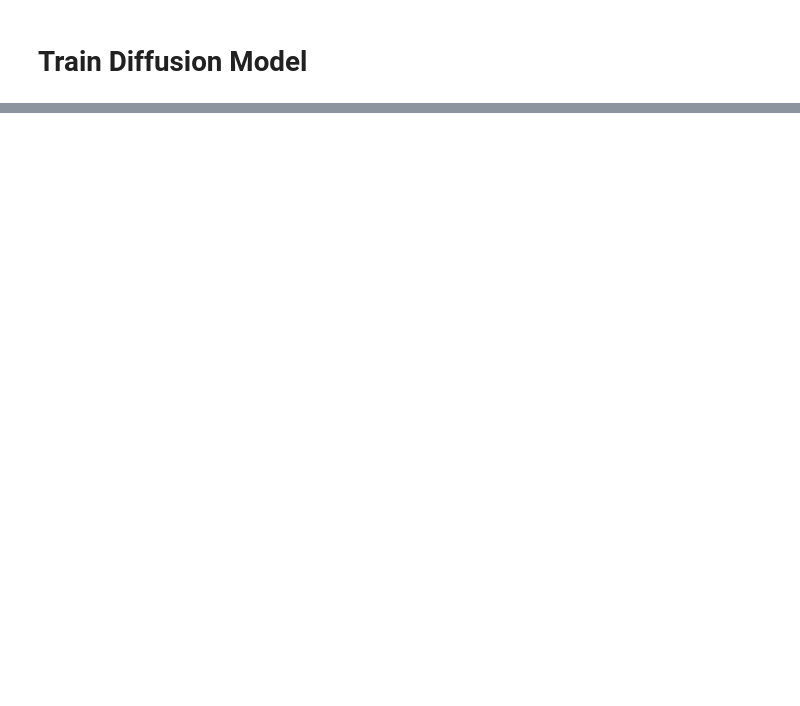
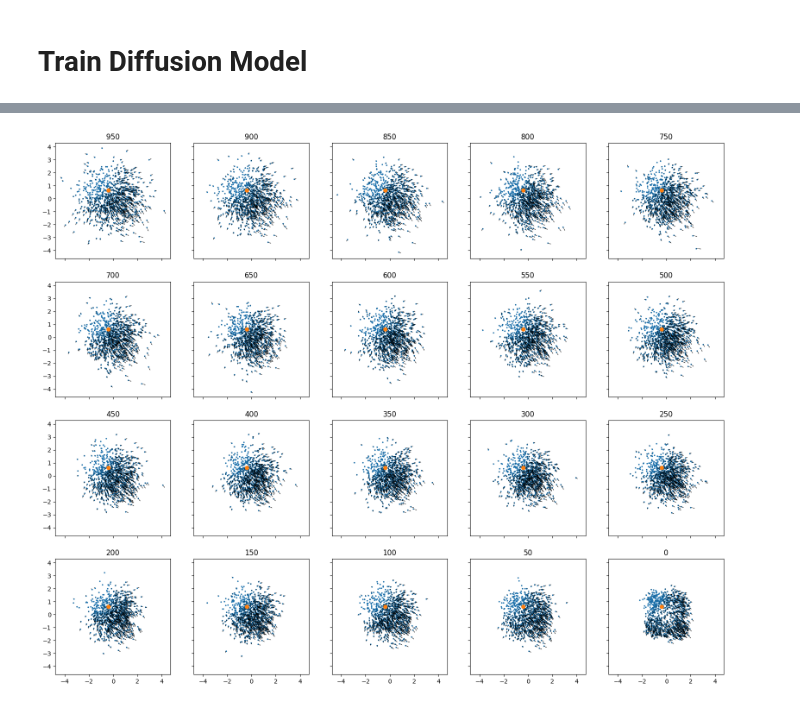
Before and after one commit to mackelab/neuralgbi_diffusion, a Jupyter notebook: guided_diffusion_two_moons.ipynb, the cells around one changed output, grey strips where cells are left out. Saved outputs shown, nothing was run; the diff lists cells and outputs as text; code cells hidden in the pictures; blank space fills up the shorter version.

```diff
--- a/guided_diffusion_two_moons.ipynb
+++ b/guided_diffusion_two_moons.ipynb
@@ -268,0 +279,64 @@ for t_idx in tqdm(reversed(range(T))):
+# %%
+guidance_model = DiffSBI.load_from_checkpoint("results/theta_noise/two_moons/lightning_logs/version_5/epoch=99-step=4000.ckpt")
+# %%
+sample_size = 1000
+
+x_t = torch.normal(0, 1, size=(sample_size, 2), requires_grad=True)
+
+label = torch.zeros((sample_size, 2))
+label[:, 1] = 1
+
+guidance_criterion = SBICriterion()
+true_theta, condition, _ = data_train[0]
+condition = condition[None, None].repeat((sample_size, 1, 1))  # batch_size, n_target, feature_dim
+
+fig, axs = plt.subplots(ncols=5,nrows=4, sharex=True, sharey=True, figsize=(20, 16))
+axs = axs.flatten()
+skip = T // len(axs)
+
+for t_idx in tqdm(reversed(range(T))):
+    alpha = 1 - beta
+    alpha_bar = alpha ** (t + 1)
+
+    t = torch.tensor([t_idx])[None].repeat(sample_size, 1)
+    inp = torch.cat([x_t.detach(), t / T], dim=1).float()
+    diffusion_step = diffusion_model.forward(inp.detach())
+
+    x_t.requires_grad_(True)
+    inp = x_t * theta_std + theta_mean
+    if guidance_model.include_t:
+        inp = torch.cat([inp, t / T], dim=1)
+    score = guidance_model.forward(inp, condition)
+    loss = guidance_criterion.forward(score, condition[:, 0], condition)
+    guidance_grad = torch.autograd.grad(
+        outputs=loss, inputs=x_t, grad_outputs=torch.ones_like(loss)
+    )
+    guidance_grad = guidance_grad[0]
+
+    # sigma_t = np.sqrt(beta)
+    sigma_t = np.sqrt((1 - alpha ** t) / (1- alpha_bar) * beta)
+    z = torch.normal(0, 1, size=(x_t.shape))
+    x_t = (
+        1
+        / np.sqrt(alpha)
+        * (
+            x_t
+    - (1 - alpha) / np.sqrt(1 - alpha_bar) * (diffusion_step + 1 * guidance_grad)
+        )  # plus or minus
+        + sigma_t * z
+    )
+
+    if t_idx % skip == 0:
+        plot_idx = T // skip - 1 - t_idx // skip
+        axs[plot_idx].scatter(
+            *x_t.detach().numpy().T,
+            # c=torch.softmax(class_pred, dim=1).detach().numpy()[:, 1]
+            s=2
+        )
+        axs[plot_idx].quiver(
+            *x_t.detach().numpy().T, *guidance_grad.detach().numpy().T
+        )
+        axs[plot_idx].set_title(t_idx)
+        axs[plot_idx].scatter(*true_theta)
+# %% [output]
+[figure, added]
```
Also changed, not shown: parts of 9 cells of this notebook.
